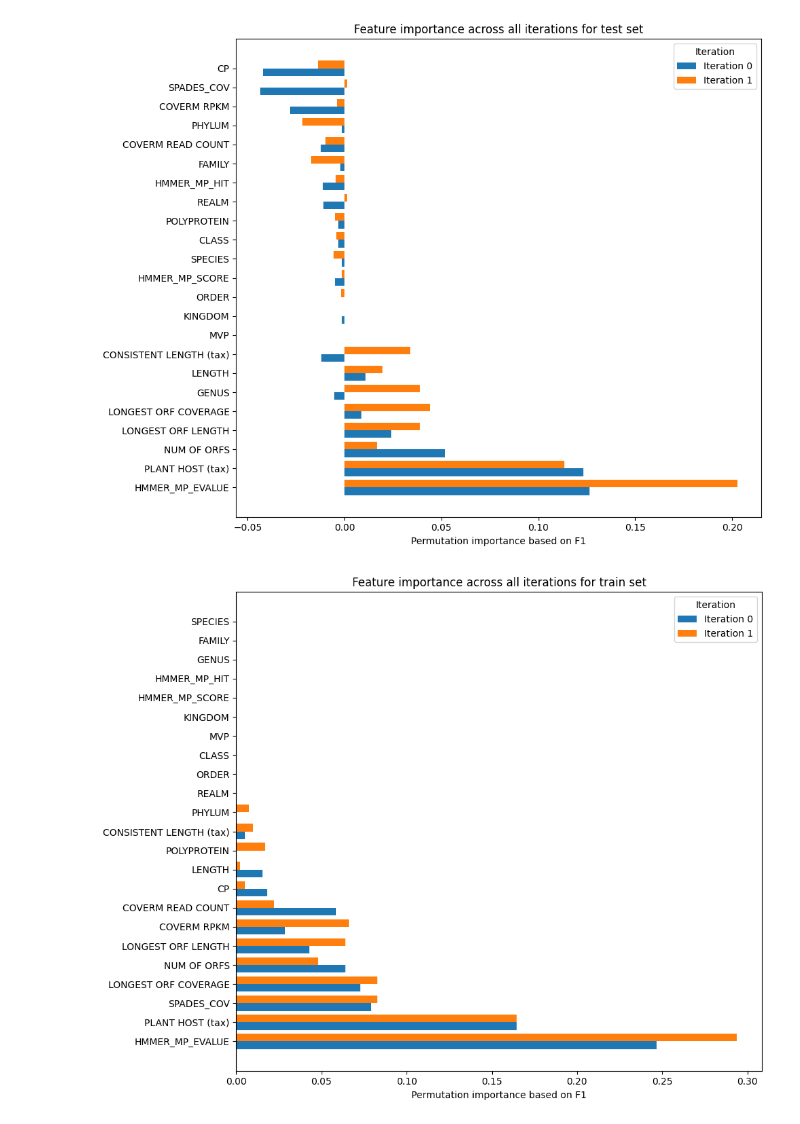
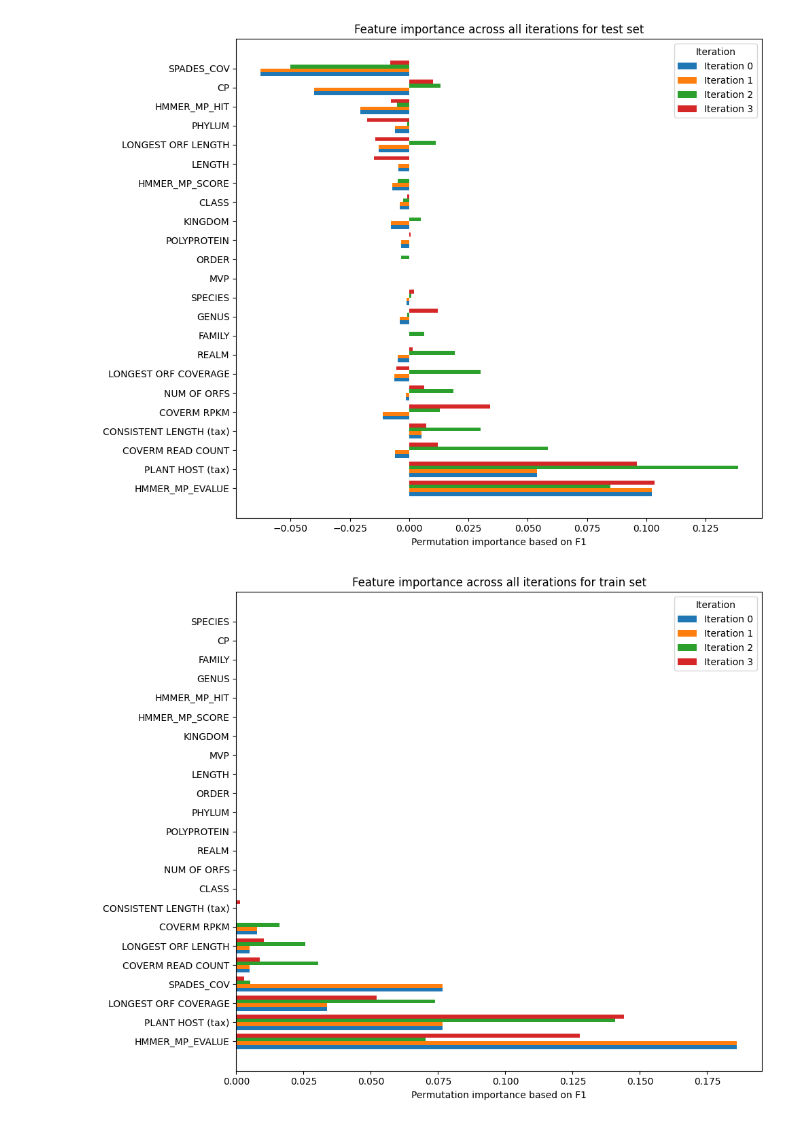
Before and after one commit to piasotlar/ferns-active-learning-model, a Jupyter notebook: helper.ipynb, the cells around one changed output. Saved outputs shown, nothing was run; the diff lists cells and outputs as text; code cells hidden in the pictures.

```diff
--- a/helper.ipynb
+++ b/helper.ipynb
@@ -106,13 +106,13 @@ def feature_importance_all(num_iterations, name,
     plt.tight_layout()
     plt.show()
 # %%
-feature_importance_all(num_iterations=2, name="test")
+feature_importance_all(num_iterations=4, name="test")
 # %% [output]
-[figure, old version]
+[figure, new version]
 # %%
-feature_importance_all(num_iterations=2, name="train")
+feature_importance_all(num_iterations=4, name="train")
 # %% [output]
-[figure, old version]
+[figure, new version]
 # %%
 import pandas as pd
 import matplotlib.pyplot as plt
```
Also changed, not shown: parts of 3 cells of this notebook, 16 other files.
